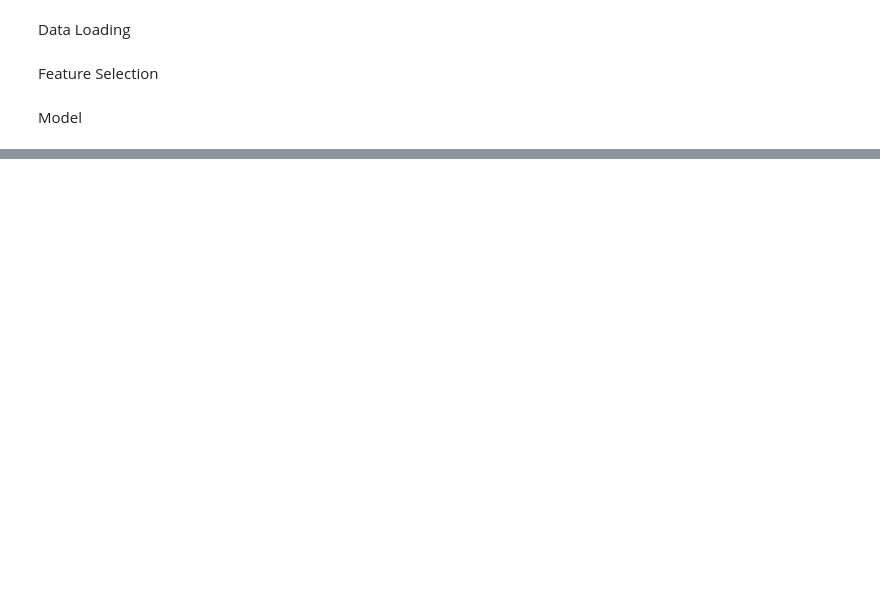
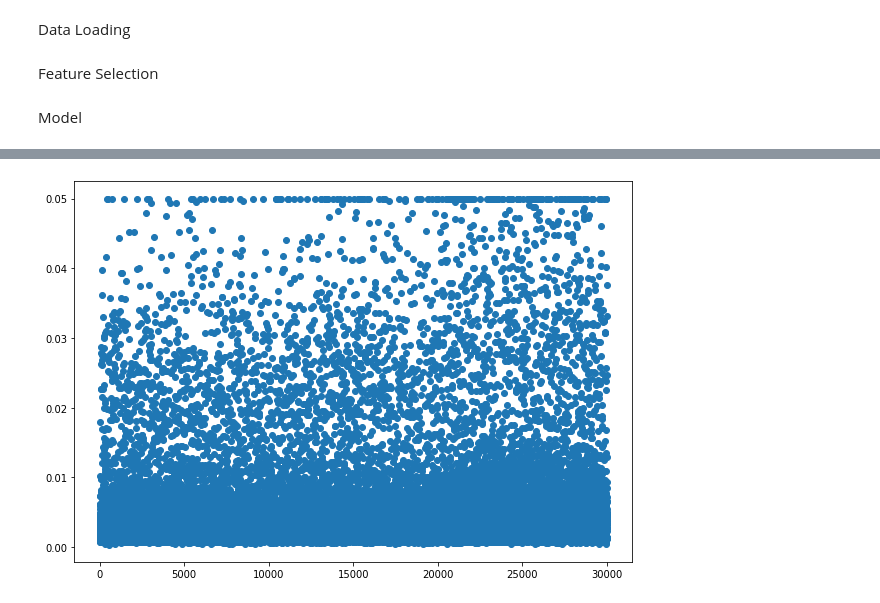
Before and after one commit to alvin-tu/PwC-LSTM-Capstone-Project, a Jupyter notebook: models/log_reg_nick.ipynb, the cells around one changed output, grey strips where cells are left out. Drawn from its saved outputs; the diff is of its cells as text; code cells hidden in the pictures; blank space fills up the shorter version.

```diff
--- a/models/log_reg_nick.ipynb
+++ b/models/log_reg_nick.ipynb
@@ -78,0 +134,9 @@ AUC score: 0.5
+# %%
+# Creating pixel vs fire prob
+fig, ax = plt.subplots(figsize =(10, 7))
+ax.scatter(range(1, len(y_pred_prob[:, 1]) + 1), np.clip(y_pred_prob[:, 1], 0, 0.05))
+
+# Show plot
+plt.show()
+# %% [output]
+[figure, added]
```
Also changed, not shown: parts of 10 cells of this notebook, 4 other files.
